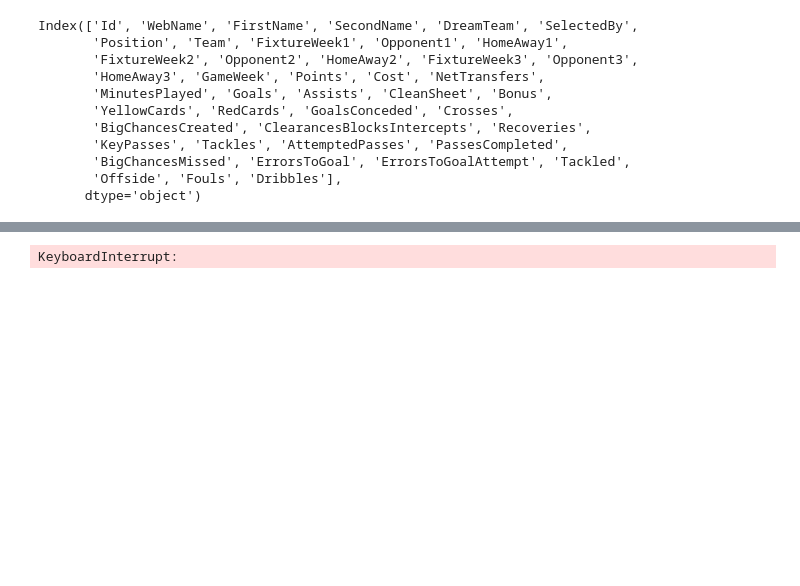
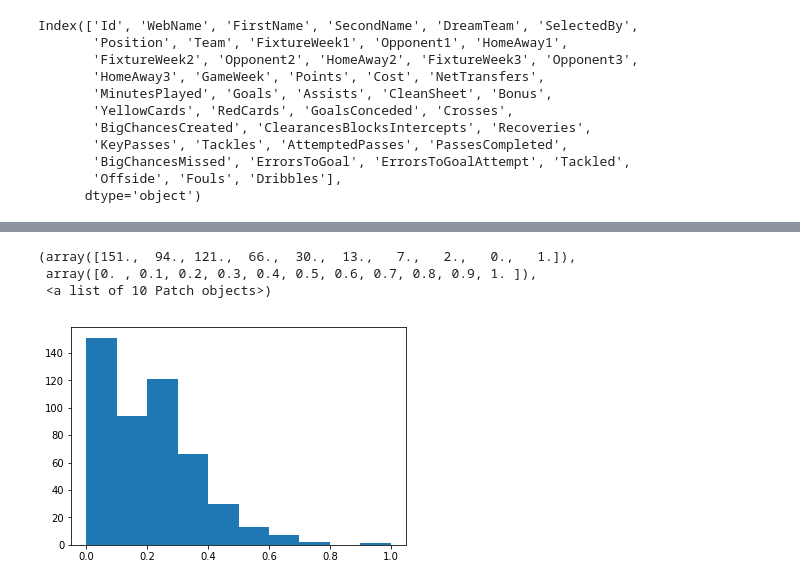
Before and after one commit to noelano/TDA, a Jupyter notebook: TDA_Football_Player_Clusters.ipynb, the cells around one changed output, grey strips where cells are left out. Drawn from its saved outputs; the diff is of its cells as text; code cells hidden in the pictures; blank space fills up the shorter version.

```diff
--- a/TDA_Football_Player_Clusters.ipynb
+++ b/TDA_Football_Player_Clusters.ipynb
@@ -94,0 +97,3 @@ df2[ df2['Points'] > 5 ]
+# %%
+df2 = df2[df2['MinutesPlayed'] > 0]
+df2.describe()
@@ -95,9 +111,17 @@ df2[ df2['Points'] > 5 ]
+# %%
+df2 = df2[[col for col in df2.columns if col not in ['Bonus']]]
+names = df2.index.values
+
+X = df2[[col for col in df2.columns if col not in ['Points']]]
+X.index = [i for i in range(X.shape[0])]
 # %%
 mapper = km.KeplerMapper(verbose=0)
-lens = mapper.fit_transform(df2.drop('WebName', axis=1), projection=sklearn.manifold.TSNE)
-#sklearn.manifold.TSNE
-#plt.hist(lens)
+lens = mapper.fit_transform(df2.values,
+                            # projection=sklearn.manifold.TSNE()
+                            projection=[0])
+plt.hist(lens)
+# %% [output]
+(array([151.,  94., 121.,  66.,  30.,  13.,   7.,   2.,   0.,   1.]),
+ array([0. , 0.1, 0.2, 0.3, 0.4, 0.5, 0.6, 0.7, 0.8, 0.9, 1. ]),
+ <a list of 10 Patch objects>)
+[figure, added]
-# %%
-graph = mapper.map(lens, df2.drop('WebName', axis=1), nr_cubes=200, overlap_perc=0.7)
-# %% [output]
-KeyboardInterrupt:
```
Also changed, not shown: parts of 13 cells of this notebook, 2 other files.
